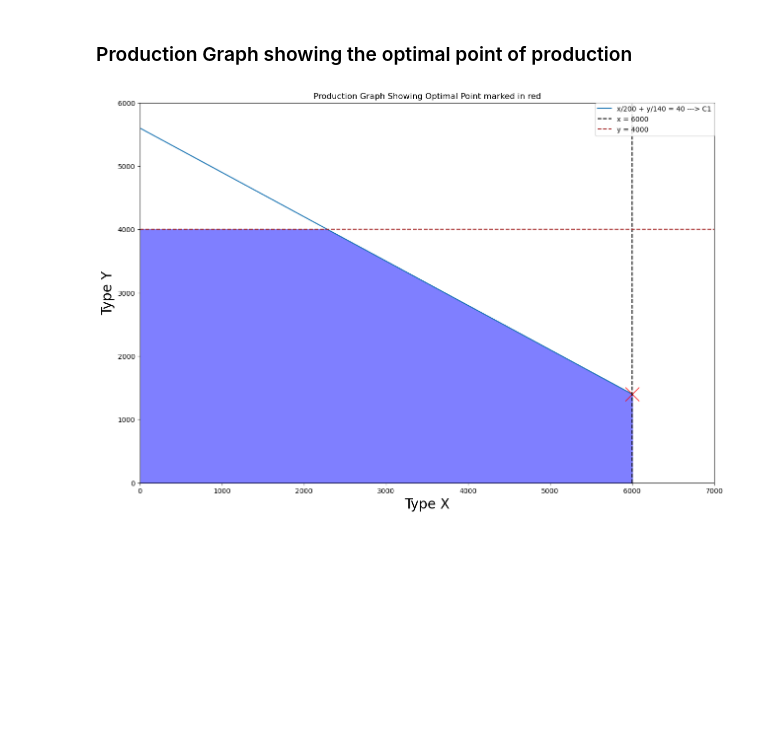
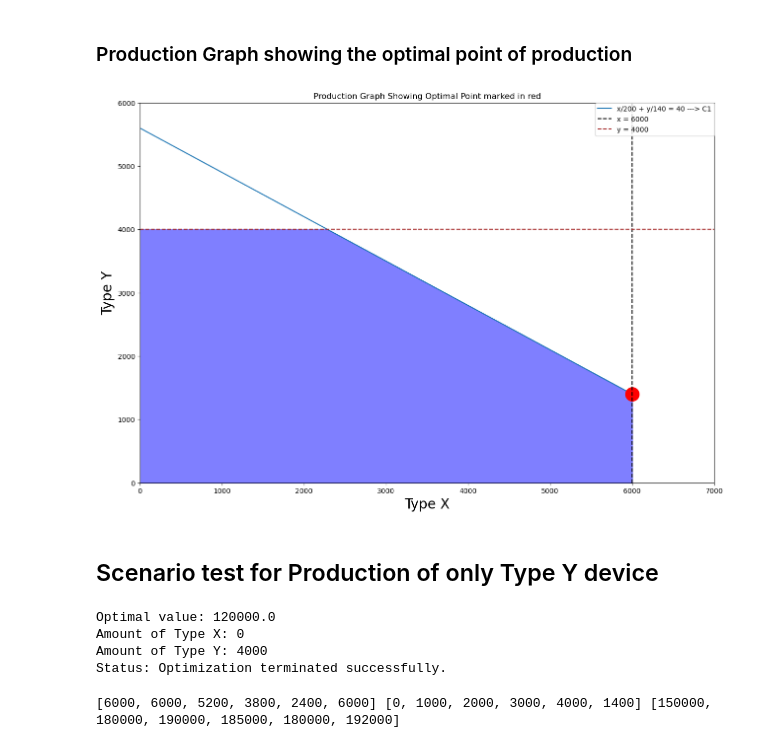
Before and after one commit to llharey/Imperial-Business-Analysis-Capstone, a Jupyter notebook: Jupyternotebook/Capstone IB-2.ipynb, the cells around one changed output. Saved outputs shown, nothing was run; the diff lists cells and outputs as text; code cells hidden in the pictures; blank space fills up the shorter version.

```diff
--- a/Jupyternotebook/Capstone IB-2.ipynb
+++ b/Jupyternotebook/Capstone IB-2.ipynb
@@ -151,33 +112,76 @@ Status: Optimization terminated successfully.
 # %%
 # determine the plot size
 plt.figure(figsize= (15, 10))
 
 # Plot the constraint equation
 plt.plot(x, 140*(40 - x/200), label="x/200 + y/140 = 40 ---> C1")
-plt.plot(production.x[0], production.x[1], marker="x", markersize=20, markeredgecolor="red", markerfacecolor="red")
+plt.plot(production.x[0], production.x[1], marker="o", markersize=20, markeredgecolor="red", markerfacecolor="red")
 
 # Plot the constraint lines
 plt.axvline(x=6000, color='k', linestyle='--', label="x = 6000")
 plt.axhline(y=4000, color='brown', linestyle='--', label="y = 4000")
 
 
 # # limits
 plt.title('Production Graph Showing Optimal Point marked in red')
 plt.ylim((0, 6000))
 plt.xlim((0, 7000))
 plt.xlabel('Type X', fontsize = 20)
 plt.ylabel('Type Y', fontsize = 20)
 
 # fill in the feasible region
 plt.fill_between(x, # regular item 1
                   np.minimum(140*(40 - x/200), 4000), # choose the minimum between x2 from two eqns
                  where = x >= 0, # defines any condition that might need to considered
                  color ='blue', # shaded region
                  alpha = 0.50) # transparency level
 
 # legend placement
 plt.legend(bbox_to_anchor=(1, 1), loc=1, borderaxespad=0.)
-
+plt.savefig("figure3.png")
 plt.show();
 # %% [output]
-[figure, old version]
+[figure, new version]
+# %% [markdown]
+## Scenario test for Production of only Type Y device
+# %%
+# Construct parameters
+profit = np.array([25, 30]) #comes from the coefficients of the profit equation
+
+# Inequality constraints
+limitations = np.array([[1/200, 1/140], # first row comes from constriants 1
+                     [1, 0], [0, 1]])  # second row comes from constraints 2
+
+constraints = np.array([40, 0, 4000]) # max amount of constraint
+
+
+# Solve the problem
+# we put a negative sign on the objective as linprog does minimization by default
+production = linprog(-profit, A_ub = limitations, b_ub = constraints, method='revised simplex')
+
+print('Optimal value:', abs(round(production.fun, ndigits=2)),
+      '\nAmount of Type X:', round(production.x[0]),
+      '\nAmount of Type Y:', round(production.x[1]),
+      '\nStatus:', production.message)
+# %% [output]
+Optimal value: 120000.0
+Amount of Type X: 0
+Amount of Type Y: 4000
+Status: Optimization terminated successfully.
+# %%
+y = list(np.linspace(0,4000,5, dtype=int))
+def get_x(y):
+    if 200 *(40 -y//140 ) > 6000:
+        return 6000
+    else:
+        return 200 *(40 -y//140 )
+
+x = [get_x(j) for j in y]
+
+profit = [25*x[l] + 30*y[l] for l in range(len(x))]
+x.append(6000)
+y.append(1400)
+profit.append(192000)
+print(x,y,profit)
+# %% [output]
+[6000, 6000, 5200, 3800, 2400, 6000] [0, 1000, 2000, 3000, 4000, 1400] [150000, 180000, 190000, 185000, 180000, 192000]
```
Also changed, not shown: parts of 8 cells of this notebook.
